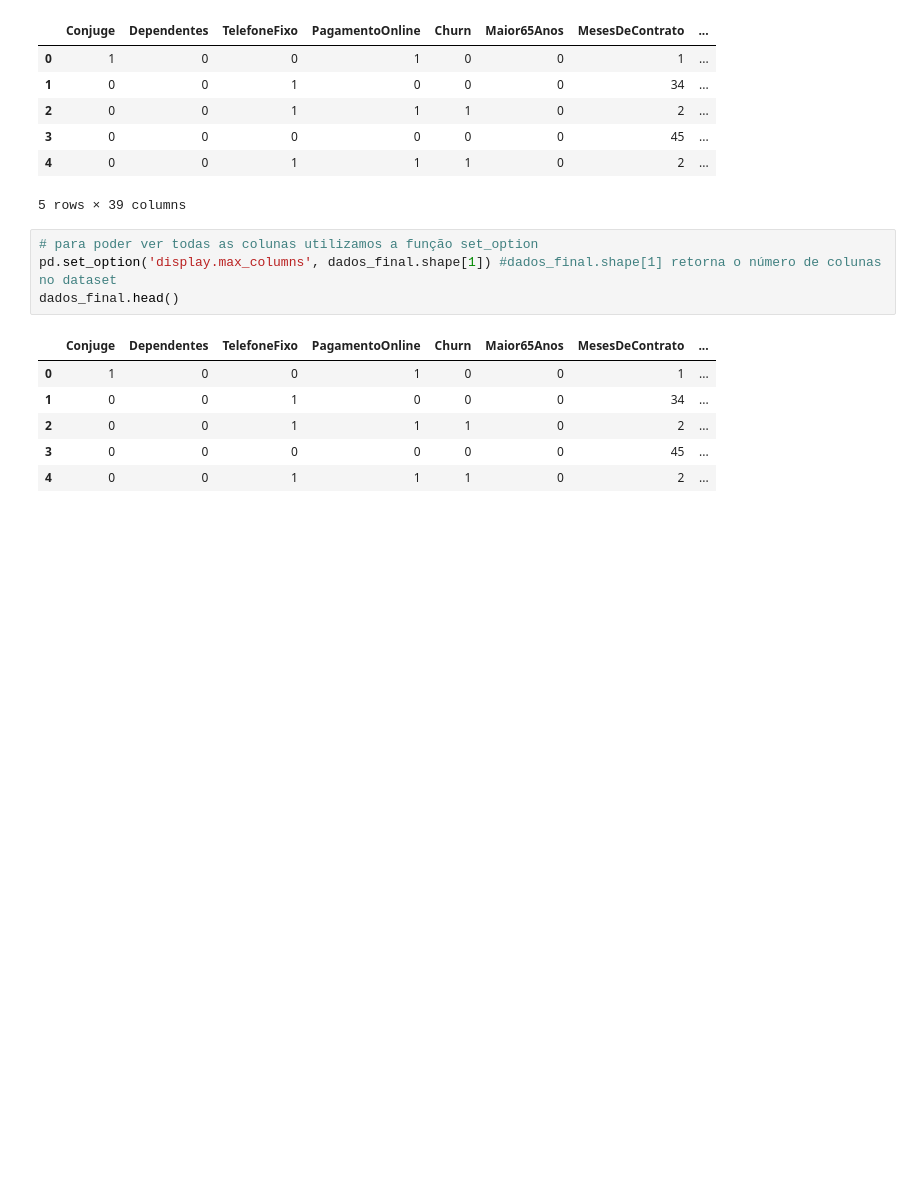
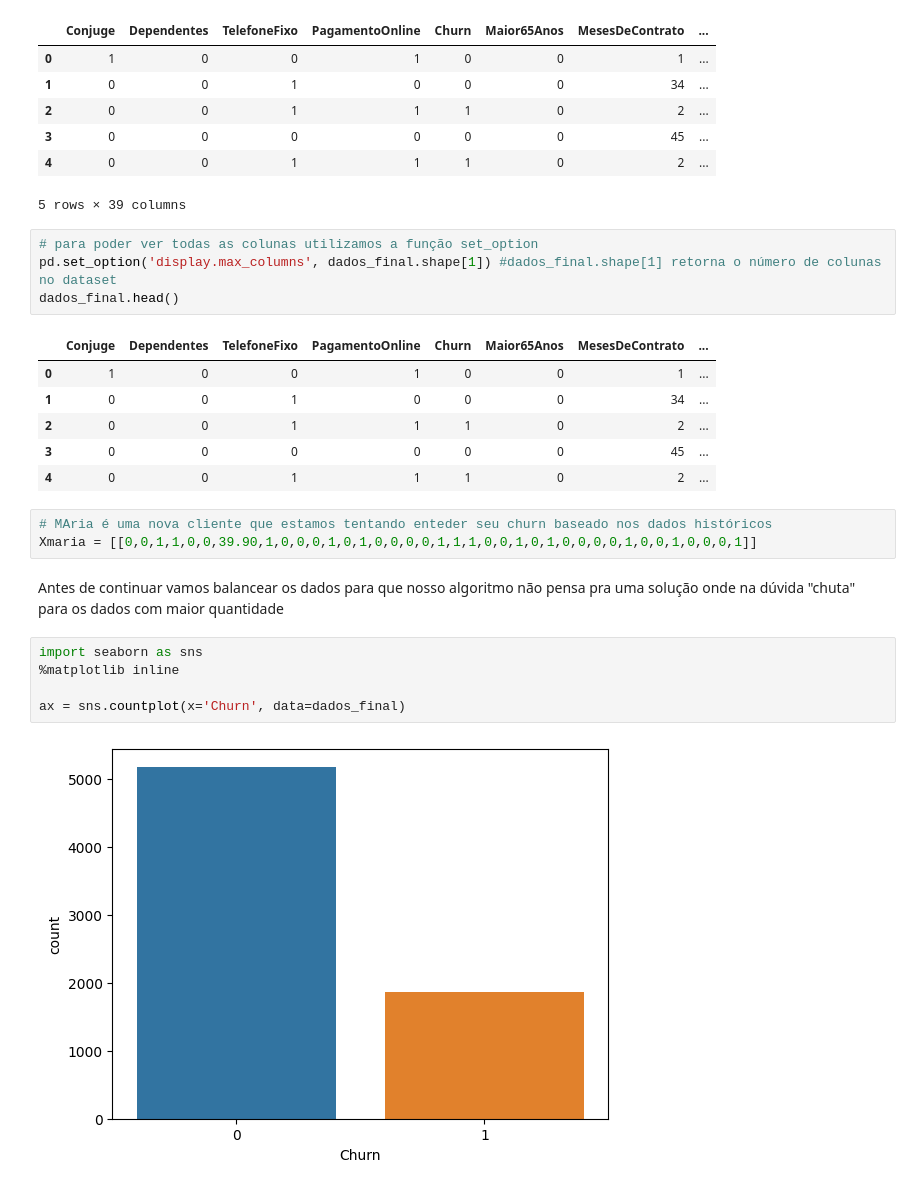
Before and after one commit to alvesalex-AI/al-ml, a Jupyter notebook: ML_Classificacao_por_tras_dos_panos/project_ml1.ipynb, the cells around one changed output. Cells and saved outputs as stored; diff of their text form; blank space fills up the shorter version.

```diff
--- a/ML_Classificacao_por_tras_dos_panos/project_ml1.ipynb
+++ b/ML_Classificacao_por_tras_dos_panos/project_ml1.ipynb
@@ -58,3 +58,15 @@ dados_final.head()
 | 2 | 0 | 0 | 1 | 1 | 1 | 0 | 2 | ... |
 | 3 | 0 | 0 | 0 | 0 | 0 | 0 | 45 | ... |
 | 4 | 0 | 0 | 1 | 1 | 1 | 0 | 2 | ... |
+# %%
+# MAria é uma nova cliente que estamos tentando enteder seu churn baseado nos dados históricos
+Xmaria = [[0,0,1,1,0,0,39.90,1,0,0,0,1,0,1,0,0,0,0,1,1,1,0,0,1,0,1,0,0,0,0,1,0,0,1,0,0,0,1]]
+# %% [markdown]
+Antes de continuar vamos balancear os dados para que nosso algoritmo não pensa pra uma solução onde na dúvida "chuta" para os dados com maior quantidade
+# %%
+import seaborn as sns
+%matplotlib inline
+
+ax = sns.countplot(x='Churn', data=dados_final)
+# %% [output]
+[figure, added]
```
Also changed, not shown: parts of 12 cells of this notebook.
